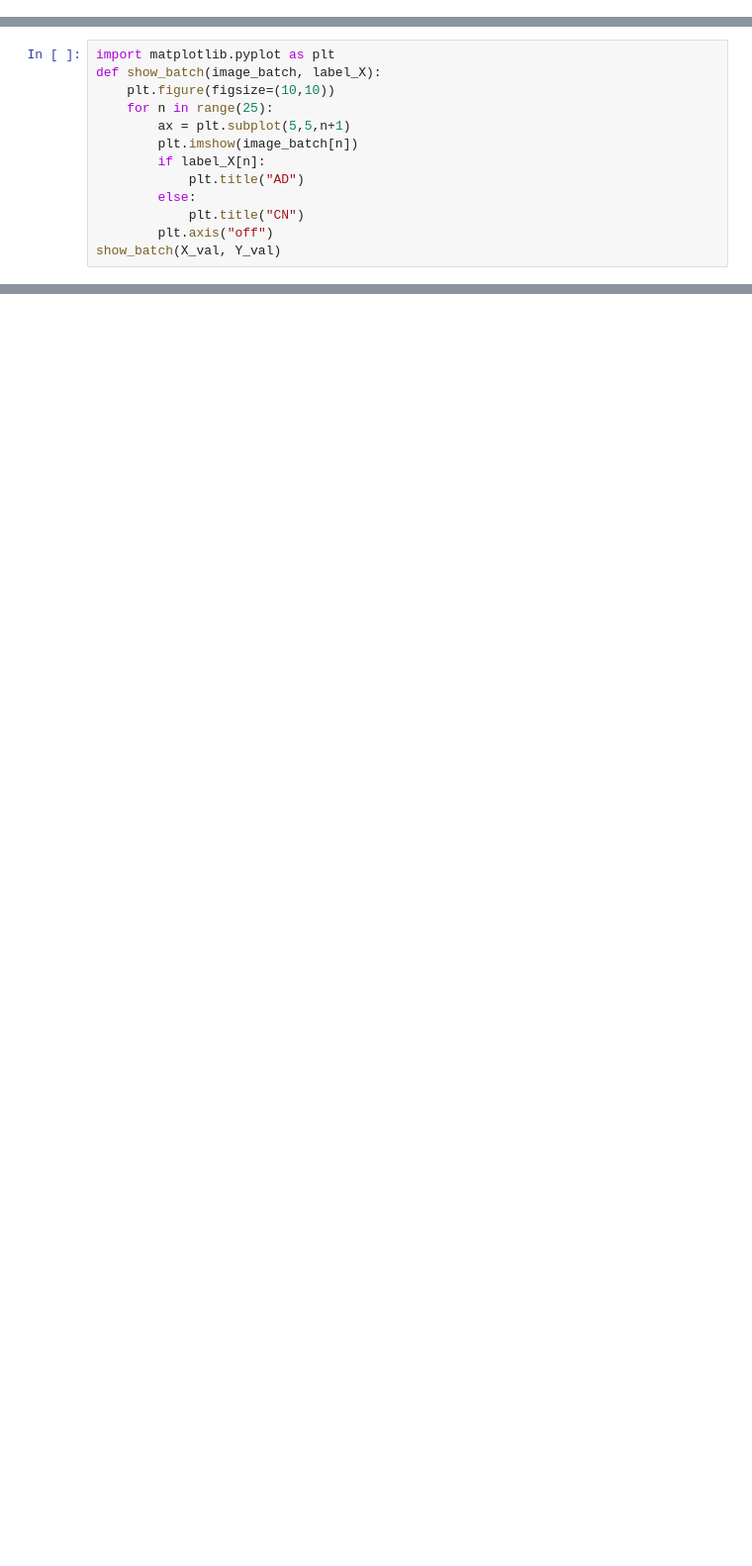
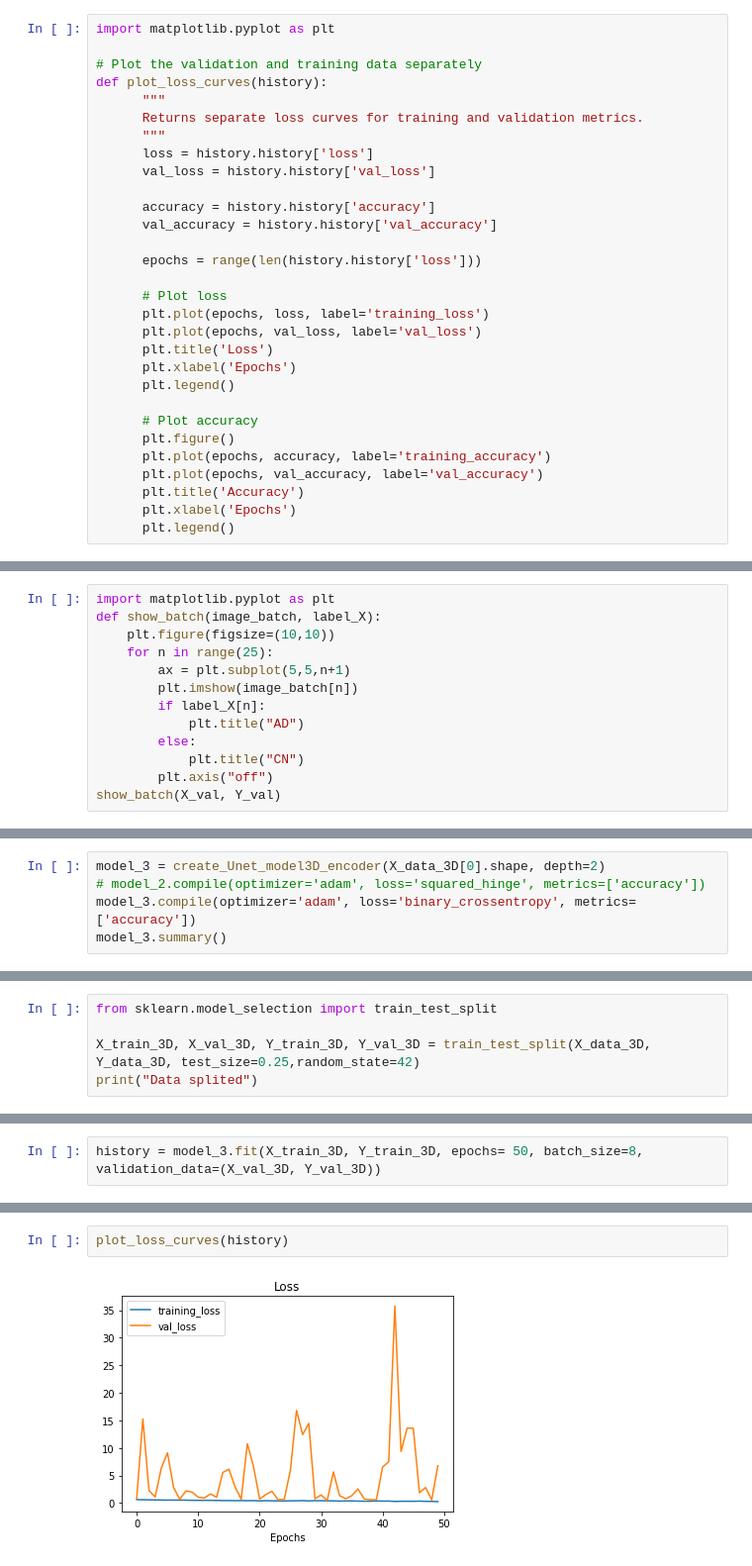
Before and after one commit to hamzaben99/AlzheimerDetection, a Jupyter notebook: alzheimerDetection.ipynb, the cells around one changed output, grey strips where cells are left out. Shown at 99% size. Saved outputs shown, nothing was run; the diff lists cells and outputs as text; blank space fills up the shorter version.

Commit message:
delete multiple axes training and add 3D fitting

```diff
--- a/alzheimerDetection.ipynb
+++ b/alzheimerDetection.ipynb
@@ -217,3 +263,33 @@ NameError: name 'Y_data_list' is not defined
+# %%
+import matplotlib.pyplot as plt
+
+# Plot the validation and training data separately
+def plot_loss_curves(history):
+      """
+      Returns separate loss curves for training and validation metrics.
+      """
+      loss = history.history['loss']
+      val_loss = history.history['val_loss']
+
+      accuracy = history.history['accuracy']
+      val_accuracy = history.history['val_accuracy']
+
+      epochs = range(len(history.history['loss']))
+
+      # Plot loss
+      plt.plot(epochs, loss, label='training_loss')
+      plt.plot(epochs, val_loss, label='val_loss')
+      plt.title('Loss')
+      plt.xlabel('Epochs')
+      plt.legend()
+
+      # Plot accuracy
+      plt.figure()
+      plt.plot(epochs, accuracy, label='training_accuracy')
+      plt.plot(epochs, val_accuracy, label='val_accuracy')
+      plt.title('Accuracy')
+      plt.xlabel('Epochs')
+      plt.legend()
 # %% [markdown]
 # U-Net Neural Network
 
@@ -413,0 +478,5 @@ ResourceExhaustedError:  OOM when allocating tensor with shape[512] and type flo
+# %%
+model_3 = create_Unet_model3D_encoder(X_data_3D[0].shape, depth=2)
+# model_2.compile(optimizer='adam', loss='squared_hinge', metrics=['accuracy'])
+model_3.compile(optimizer='adam', loss='binary_crossentropy', metrics=['accuracy'])
+model_3.summary()
@@ -413,0 +501,5 @@ ResourceExhaustedError:  OOM when allocating tensor with shape[512] and type flo
+# %%
+from sklearn.model_selection import train_test_split
+
+X_train_3D, X_val_3D, Y_train_3D, Y_val_3D = train_test_split(X_data_3D, Y_data_3D, test_size=0.25,random_state=42)
+print("Data splited")
@@ -413,0 +508,2 @@ ResourceExhaustedError:  OOM when allocating tensor with shape[512] and type flo
+# %%
+history = model_3.fit(X_train_3D, Y_train_3D, epochs= 50, batch_size=8, validation_data=(X_val_3D, Y_val_3D))
@@ -413,0 +528,4 @@ ResourceExhaustedError:  OOM when allocating tensor with shape[512] and type flo
+# %%
+plot_loss_curves(history)
+# %% [output]
+[figure, added]
```
Also changed, not shown: parts of 20 cells of this notebook.
